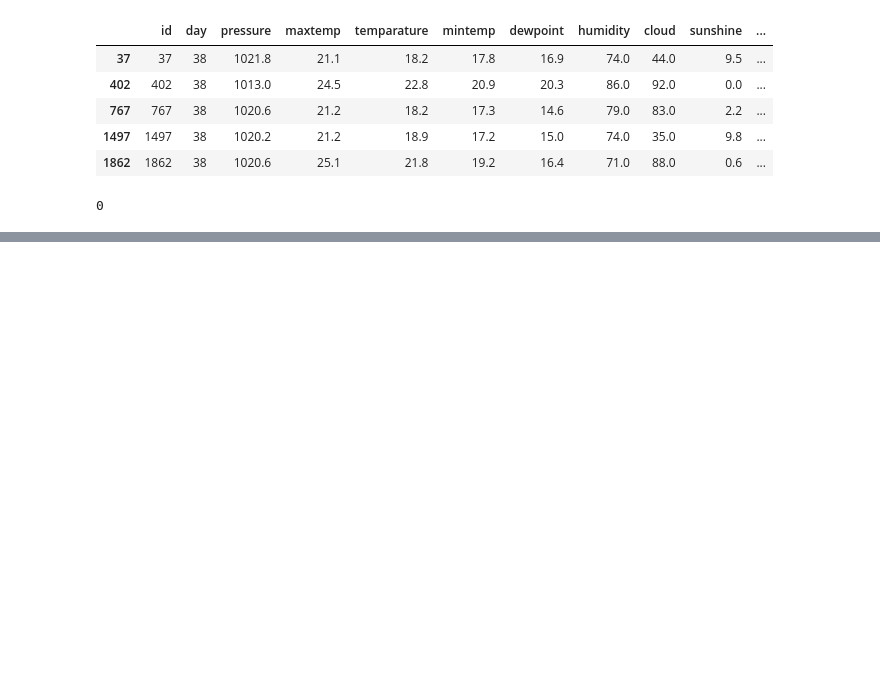
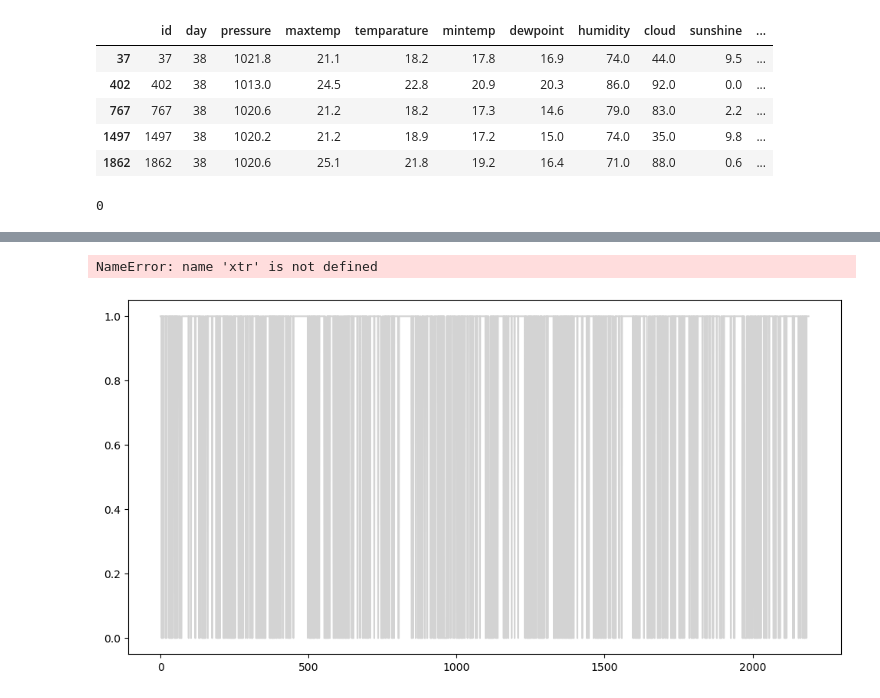
Before and after one commit to arnavam/Kaggle_colab_notebooks, a Jupyter notebook: rainfall_2/data_exploration.ipynb, the cells around one changed output, grey strips where cells are left out. Drawn from its saved outputs; the diff is of its cells as text; code cells hidden in the pictures; blank space fills up the shorter version.

```diff
--- a/rainfall_2/data_exploration.ipynb
+++ b/rainfall_2/data_exploration.ipynb
@@ -89,0 +117,28 @@ print(train['error'].isna().sum())
+# %%
+import matplotlib.pyplot as plt
+
+# Assuming train has a datetime index or sequential index
+plt.figure(figsize=(12, 6))
+
+# Plot the full dataset's 'rainfall' in light gray
+plt.plot(train.index, train['rainfall'], color='lightgray', label="Full Dataset")
+
+# Plot the training data (ytr) in blue, using the corresponding index from xtr
+plt.plot(xtr.index, ytr, color='blue', label="Training Data")
+
+# Plot the testing data (yte) in red, using the corresponding index from xte
+plt.plot(xte.index, yte, color='red', label="Testing Data")
+
+# Add labels and a title
+plt.xlabel('Time')
+plt.ylabel('Rainfall')
+plt.title('Train-Test Split for Time Series Data (Shuffle=False)')
+
+# Add a legend
+plt.legend()
+
+# Show the plot
+plt.show()
+# %% [output]
+NameError: name 'xtr' is not defined
+[figure, added]
```
Also changed, not shown: parts of 20 cells of this notebook.
